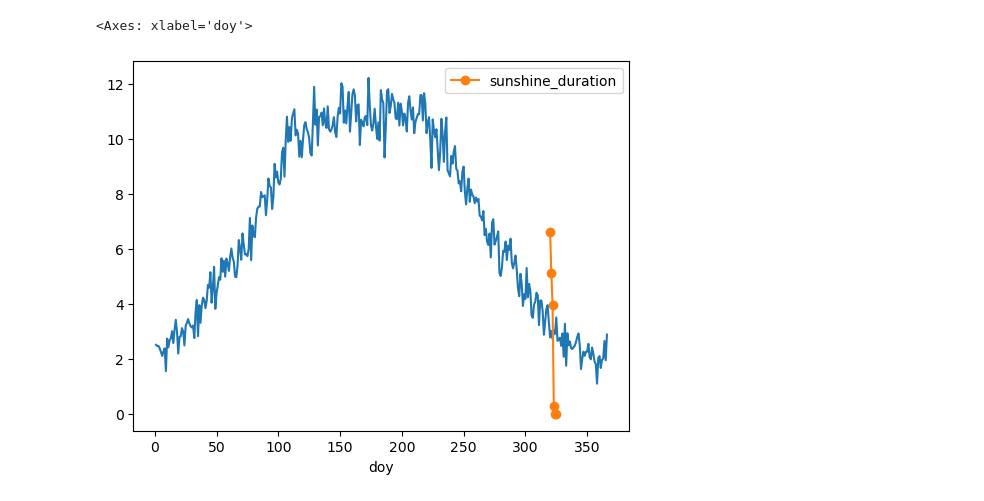
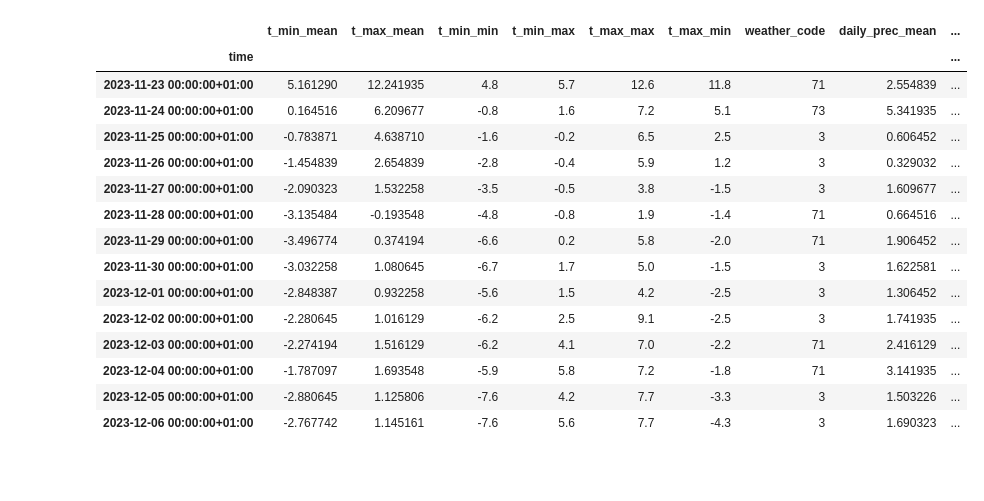
Before and after one commit to guidocioni/point_wx, a Jupyter notebook: src/test.ipynb, the cells around one changed output. Saved outputs shown, nothing was run; the diff lists cells and outputs as text; code cells hidden in the pictures; blank space fills up the shorter version.

Commit message:
First addition to create icon plots

```diff
--- a/src/test.ipynb
+++ b/src/test.ipynb
@@ -31,6 +22,0 @@ data['sunshine_duration'] = data['sunshine_duration'] / 3600.
-# %%
-ax = (daily.groupby(daily.time.dt.dayofyear).mean().sunshine_duration/3600).plot()
-data.plot(x='doy', y='sunshine_duration', ax=ax, style='o-')
-# %% [output]
-<Axes: xlabel='doy'>
-[figure, removed]
@@ -42,0 +23,43 @@ for c in ['sunshine_duration', 'sunshine_duration_yearly_acc', 'q1', 'q2','q3']:
+# %%
+data = get_ensemble_data(
+       model='gfs_seamless',
+       variables="weather_code,temperature_2m,precipitation",
+       from_now=False)
+
+daily_tmin = data.loc[:,data.columns.str.contains('temperature_2m|time')].resample('1D', on='time').min()
+daily_tmax = data.loc[:,data.columns.str.contains('temperature_2m|time')].resample('1D', on='time').max()
+dail_wcode = data.loc[:,data.columns.str.contains('weather_code|time')].resample('1D', on='time').max()
+daily_prec = data.loc[:,data.columns.str.contains('precipitation|time')].resample('1D', on='time').sum()
+
+daily = daily_tmin.mean(axis=1).to_frame(name='t_min_mean')\
+       .merge(daily_tmax.mean(axis=1).to_frame(name='t_max_mean'), left_index=True, right_index=True)\
+       .merge(daily_tmin.min(axis=1).to_frame(name='t_min_min'), left_index=True, right_index=True)\
+       .merge(daily_tmin.max(axis=1).to_frame(name='t_min_max'), left_index=True, right_index=True)\
+       .merge(daily_tmax.max(axis=1).to_frame(name='t_max_max'), left_index=True, right_index=True)\
+       .merge(daily_tmax.min(axis=1).to_frame(name='t_max_min'), left_index=True, right_index=True)\
+       .merge(dail_wcode.mode(axis=1).astype(int).rename(columns={0:'weather_code'}), left_index=True, right_index=True)\
+       .merge(daily_prec.mean(axis=1).to_frame(name='daily_prec_mean'), left_index=True, right_index=True)\
+       .merge(daily_prec.quantile(0.25,axis=1).to_frame(name='daily_prec_min'), left_index=True, right_index=True)\
+       .merge(daily_prec.quantile(0.75,axis=1).to_frame(name='daily_prec_max'), left_index=True, right_index=True)\
+       .merge(((daily_prec[daily_prec > 0.1].count(axis=1) / daily_prec.shape[1]) * 100.).to_frame(name='prec_prob'), left_index=True, right_index=True)\
+
+daily = get_weather_icons(daily)
+# %%
+daily
+# %% [output]
+|  | t_min_mean | t_max_mean | t_min_min | t_min_max | t_max_max | t_max_min | weather_code | daily_prec_mean | ... |
+| time |  |  |  |  |  |  |  |  | ... |
+| 2023-11-23 00:00:00+01:00 | 5.161290 | 12.241935 | 4.8 | 5.7 | 12.6 | 11.8 | 71 | 2.554839 | ... |
+| 2023-11-24 00:00:00+01:00 | 0.164516 | 6.209677 | -0.8 | 1.6 | 7.2 | 5.1 | 73 | 5.341935 | ... |
+| 2023-11-25 00:00:00+01:00 | -0.783871 | 4.638710 | -1.6 | -0.2 | 6.5 | 2.5 | 3 | 0.606452 | ... |
+| 2023-11-26 00:00:00+01:00 | -1.454839 | 2.654839 | -2.8 | -0.4 | 5.9 | 1.2 | 3 | 0.329032 | ... |
+| 2023-11-27 00:00:00+01:00 | -2.090323 | 1.532258 | -3.5 | -0.5 | 3.8 | -1.5 | 3 | 1.609677 | ... |
+| 2023-11-28 00:00:00+01:00 | -3.135484 | -0.193548 | -4.8 | -0.8 | 1.9 | -1.4 | 71 | 0.664516 | ... |
+| 2023-11-29 00:00:00+01:00 | -3.496774 | 0.374194 | -6.6 | 0.2 | 5.8 | -2.0 | 71 | 1.906452 | ... |
+| 2023-11-30 00:00:00+01:00 | -3.032258 | 1.080645 | -6.7 | 1.7 | 5.0 | -1.5 | 3 | 1.622581 | ... |
+| 2023-12-01 00:00:00+01:00 | -2.848387 | 0.932258 | -5.6 | 1.5 | 4.2 | -2.5 | 3 | 1.306452 | ... |
+| 2023-12-02 00:00:00+01:00 | -2.280645 | 1.016129 | -6.2 | 2.5 | 9.1 | -2.5 | 3 | 1.741935 | ... |
+| 2023-12-03 00:00:00+01:00 | -2.274194 | 1.516129 | -6.2 | 4.1 | 7.0 | -2.2 | 71 | 2.416129 | ... |
+| 2023-12-04 00:00:00+01:00 | -1.787097 | 1.693548 | -5.9 | 5.8 | 7.2 | -1.8 | 71 | 3.141935 | ... |
+| 2023-12-05 00:00:00+01:00 | -2.880645 | 1.125806 | -7.6 | 4.2 | 7.7 | -3.3 | 3 | 1.503226 | ... |
+| 2023-12-06 00:00:00+01:00 | -2.767742 | 1.145161 | -7.6 | 5.6 | 7.7 | -4.3 | 3 | 1.690323 | ... |
```
Also changed, not shown: parts of 9 cells of this notebook, 29 other files.
